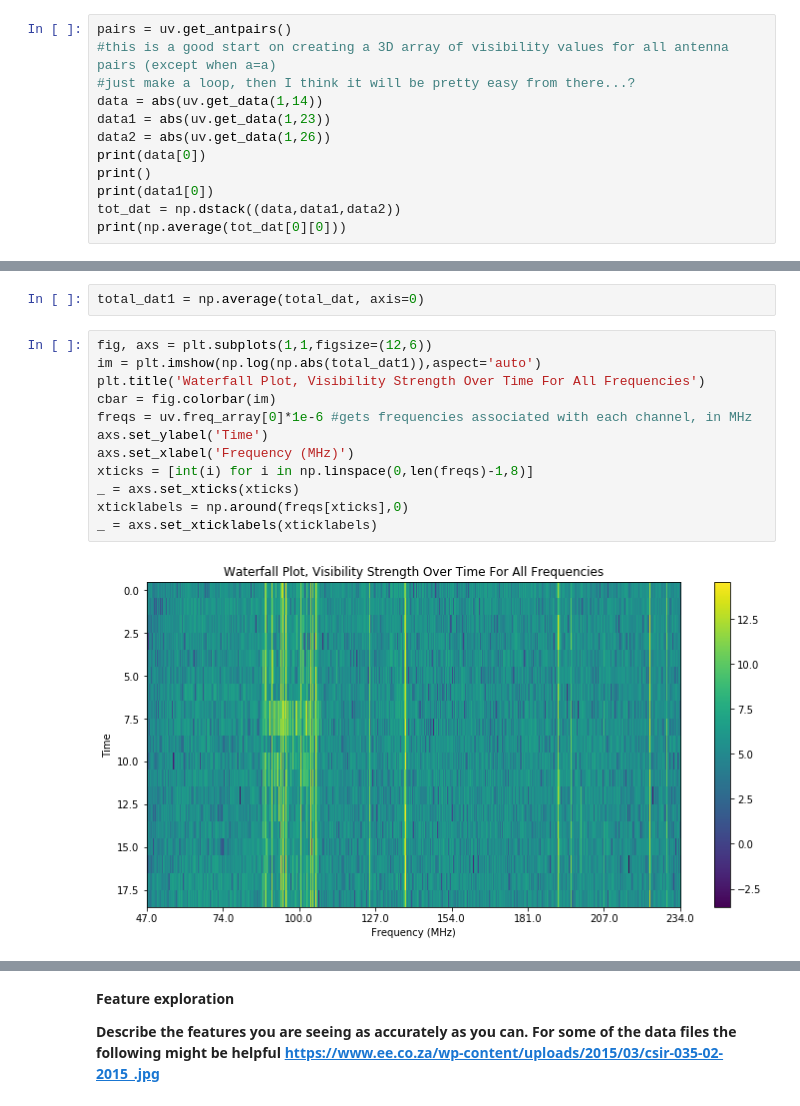
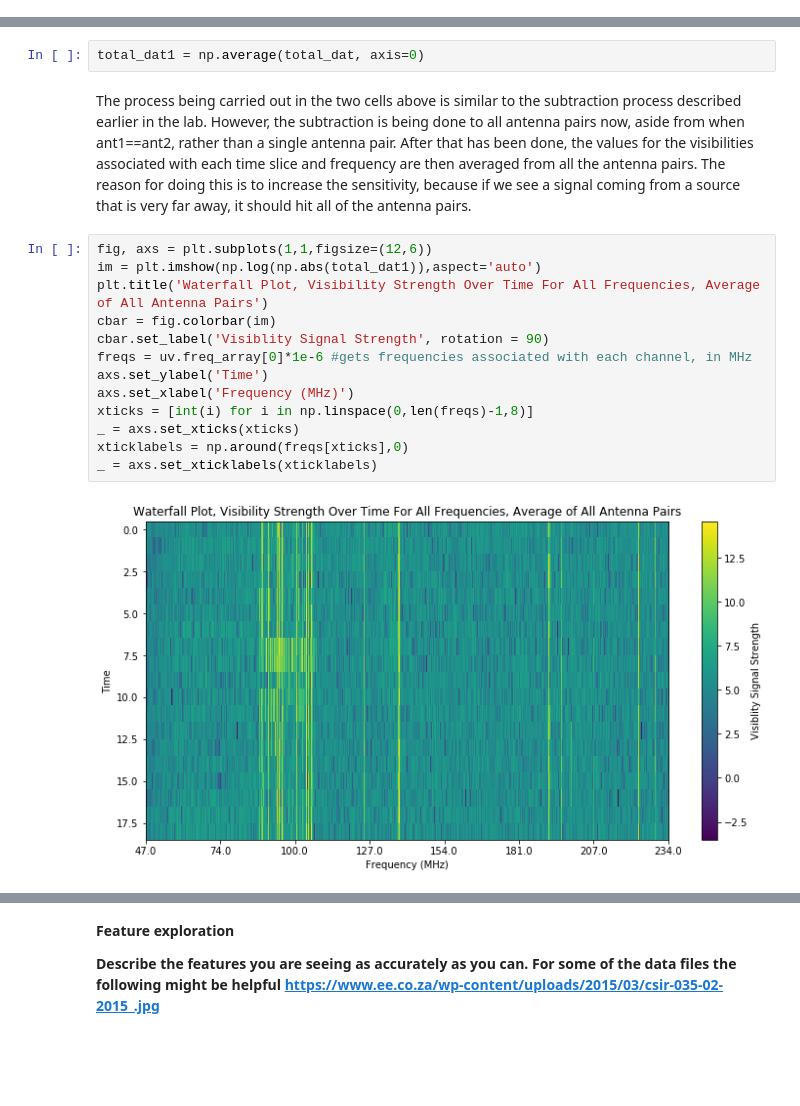
Before and after one commit to ecb49/burns_phys434, a Jupyter notebook: labs/Burns_Lab7_Lab8.ipynb, the cells around one changed output, grey strips where cells are left out. Drawn from its saved outputs; the diff is of its cells as text; blank space fills up the shorter version.

```diff
--- a/labs/Burns_Lab7_Lab8.ipynb
+++ b/labs/Burns_Lab7_Lab8.ipynb
@@ -153,15 +173,3 @@ plt.show()
 **Make the associated waterfall and histogram plots, explore and describe.**
 
 **If your distribution is not centered at zero it may be useful to subtract the average value. If you go down this road, explore whether you want to subtract the global average, or an average per frequency or per time.**
-# %%
-pairs = uv.get_antpairs()
-#this is a good start on creating a 3D array of visibility values for all antenna pairs (except when a=a)
-#just make a loop, then I think it will be pretty easy from there...?
-data = abs(uv.get_data(1,14))
-data1 = abs(uv.get_data(1,23))
-data2 = abs(uv.get_data(1,26))
-print(data[0])
-print()
-print(data1[0])
-tot_dat = np.dstack((data,data1,data2))
-print(np.average(tot_dat[0][0]))
@@ -187,20 +188,23 @@ for i in range(666):
     total_dat.append(temp)
 # %%
 total_dat1 = np.average(total_dat, axis=0)
+# %% [markdown]
+The process being carried out in the two cells above is similar to the subtraction process described earlier in the lab. However, the subtraction is being done to all antenna pairs now, aside from when ant1==ant2, rather than a single antenna pair. After that has been done, the values for the visibilities associated with each time slice and frequency are then averaged from all the antenna pairs. The reason for doing this is to increase the sensitivity, because if we see a signal coming from a source that is very far away, it should hit all of the antenna pairs.
 # %%
 fig, axs = plt.subplots(1,1,figsize=(12,6))
 im = plt.imshow(np.log(np.abs(total_dat1)),aspect='auto')
-plt.title('Waterfall Plot, Visibility Strength Over Time For All Frequencies')
+plt.title('Waterfall Plot, Visibility Strength Over Time For All Frequencies, Average of All Antenna Pairs')
 cbar = fig.colorbar(im)
+cbar.set_label('Visiblity Signal Strength', rotation = 90)
 freqs = uv.freq_array[0]*1e-6 #gets frequencies associated with each channel, in MHz
 axs.set_ylabel('Time')
 axs.set_xlabel('Frequency (MHz)')
 xticks = [int(i) for i in np.linspace(0,len(freqs)-1,8)]
 _ = axs.set_xticks(xticks)
 xticklabels = np.around(freqs[xticks],0)
 _ = axs.set_xticklabels(xticklabels)
 # %% [output]
-[figure, old version]
+[figure, new version]
 # %%
 newlist = []
 for i in range(19):
```
Also changed, not shown: parts of 22 cells of this notebook.
